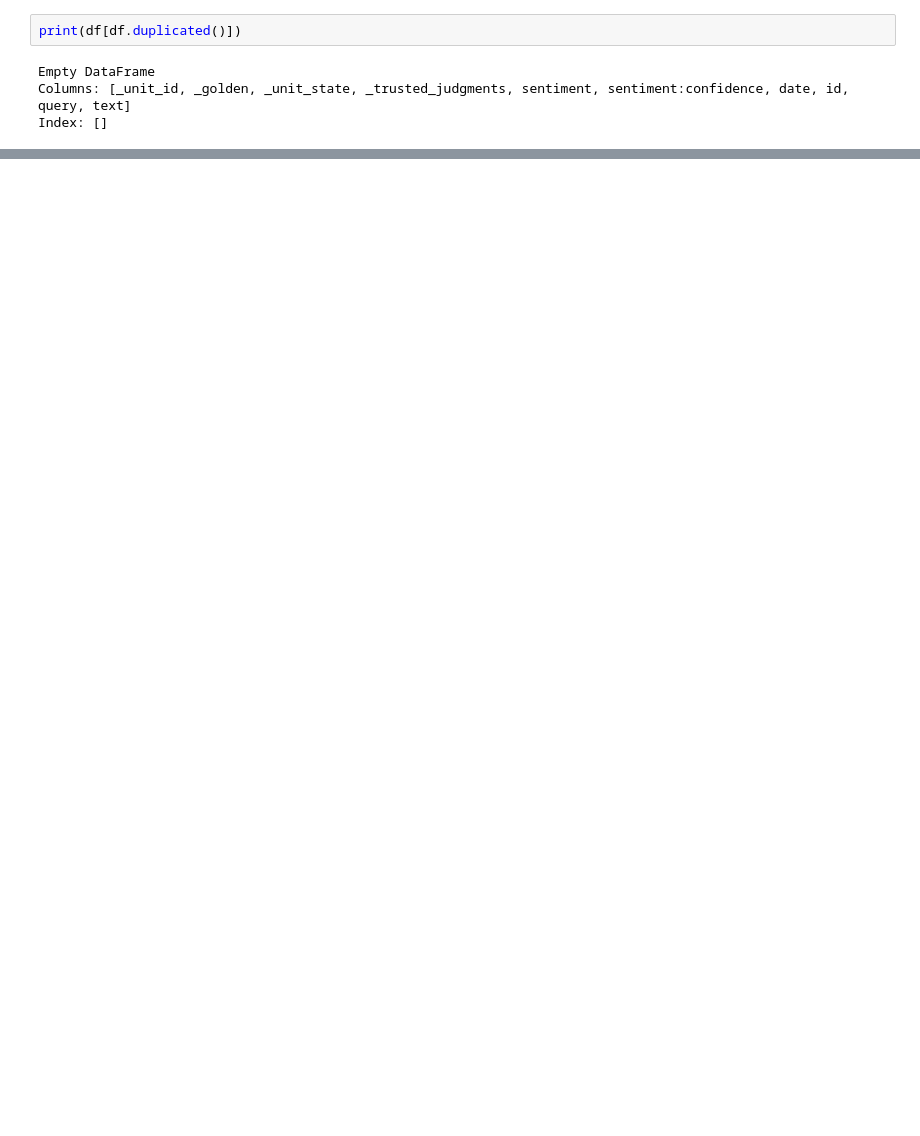
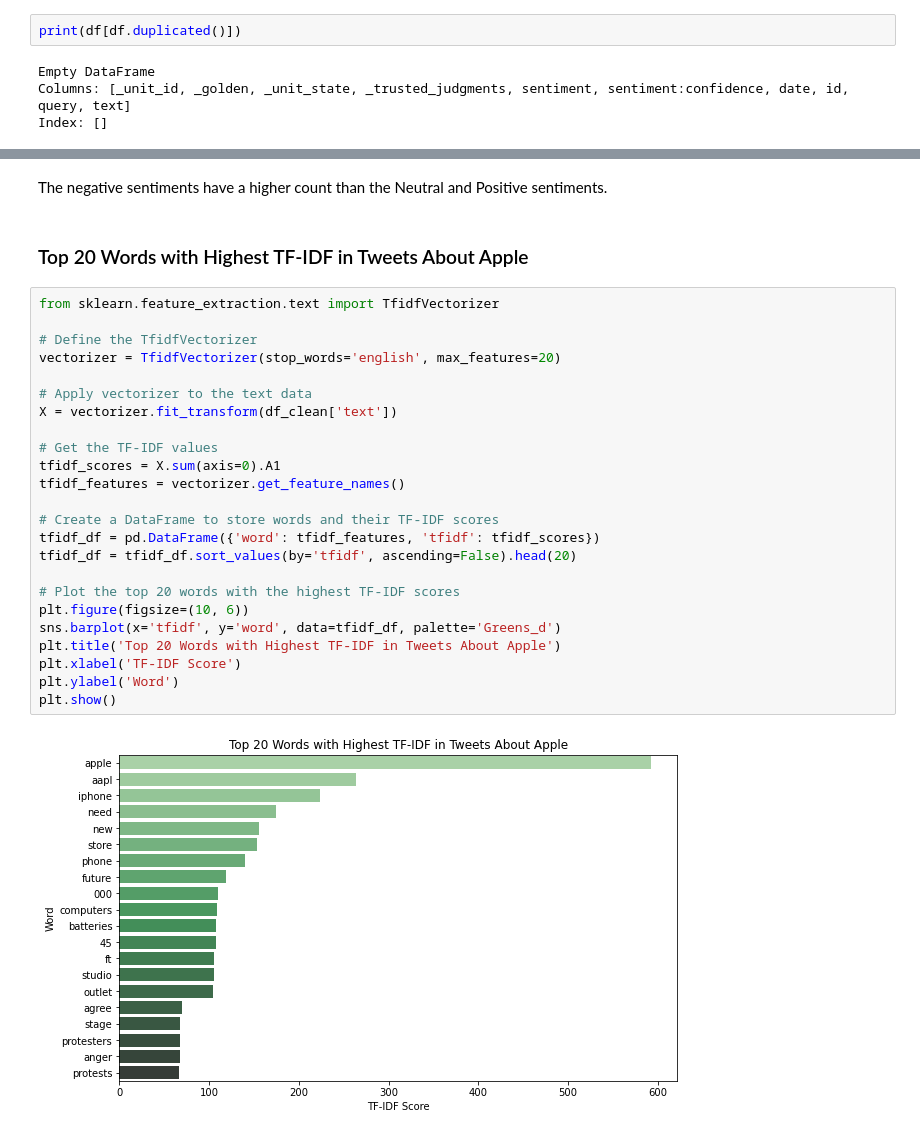
Before and after one commit to Luwate/phase-4-project, a Jupyter notebook: NLP PROJECT.ipynb, the cells around one changed output, grey strips where cells are left out. Cells and saved outputs as stored; diff of their text form; blank space fills up the shorter version.

```diff
--- a/NLP PROJECT.ipynb
+++ b/NLP PROJECT.ipynb
@@ -183,0 +202,30 @@ df
+# %% [markdown]
+The negative sentiments have a higher count than the Neutral and Positive sentiments.
+# %% [markdown]
+### Top 20 Words with Highest TF-IDF in Tweets About Apple
+# %%
+from sklearn.feature_extraction.text import TfidfVectorizer
+
+# Define the TfidfVectorizer
+vectorizer = TfidfVectorizer(stop_words='english', max_features=20)
+
+# Apply vectorizer to the text data
+X = vectorizer.fit_transform(df_clean['text'])
+
+# Get the TF-IDF values
+tfidf_scores = X.sum(axis=0).A1
+tfidf_features = vectorizer.get_feature_names()
+
+# Create a DataFrame to store words and their TF-IDF scores
+tfidf_df = pd.DataFrame({'word': tfidf_features, 'tfidf': tfidf_scores})
+tfidf_df = tfidf_df.sort_values(by='tfidf', ascending=False).head(20)
+
+# Plot the top 20 words with the highest TF-IDF scores
+plt.figure(figsize=(10, 6))
+sns.barplot(x='tfidf', y='word', data=tfidf_df, palette='Greens_d')
+plt.title('Top 20 Words with Highest TF-IDF in Tweets About Apple')
+plt.xlabel('TF-IDF Score')
+plt.ylabel('Word')
+plt.show()
+# %% [output]
+[figure, added]
```
Also changed, not shown: parts of 18 cells of this notebook.
